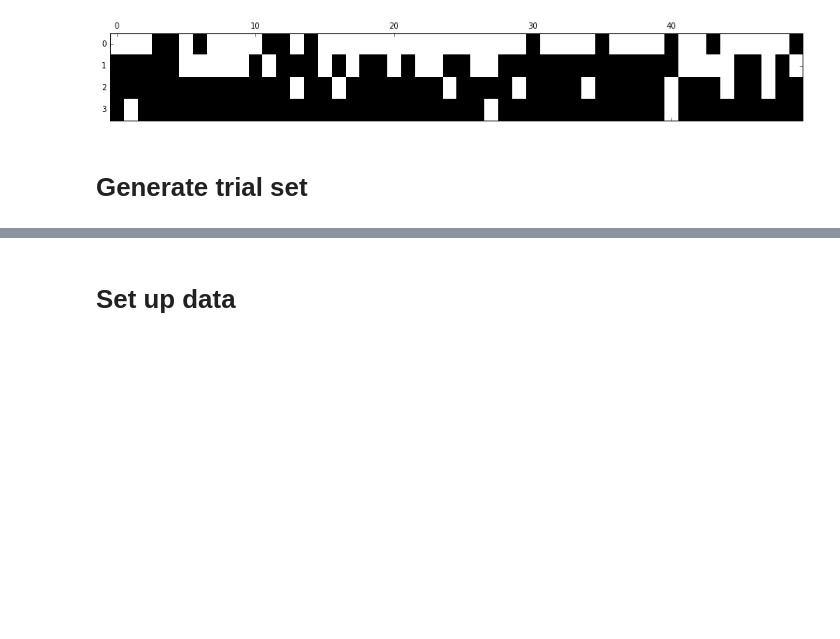
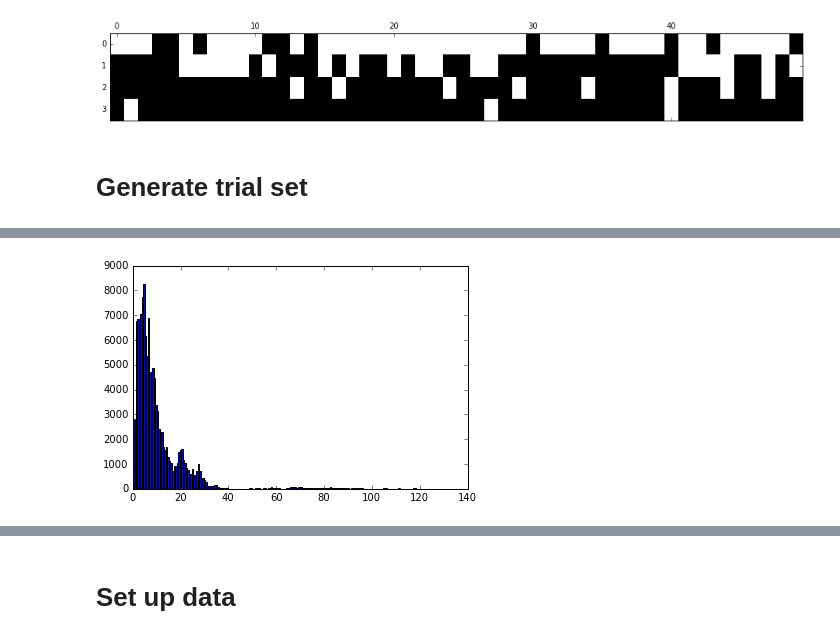
Before and after one commit to pearsonlab/utevsky2016, a Jupyter notebook: validate_edward_model.ipynb, the cells around one changed output, grey strips where cells are left out. Drawn from its saved outputs; the diff is of its cells as text; code cells hidden in the pictures; blank space fills up the shorter version.

```diff
--- a/validate_edward_model.ipynb
+++ b/validate_edward_model.ipynb
@@ -82 +87,5 @@ dcount = stats.poisson.rvs(softplus(dlam))
+# %%
+plt.hist(np.exp(dlam), bins=200);
+# %% [output]
+[figure, added]
 # %%
```
Also changed, not shown: parts of 40 cells of this notebook.
